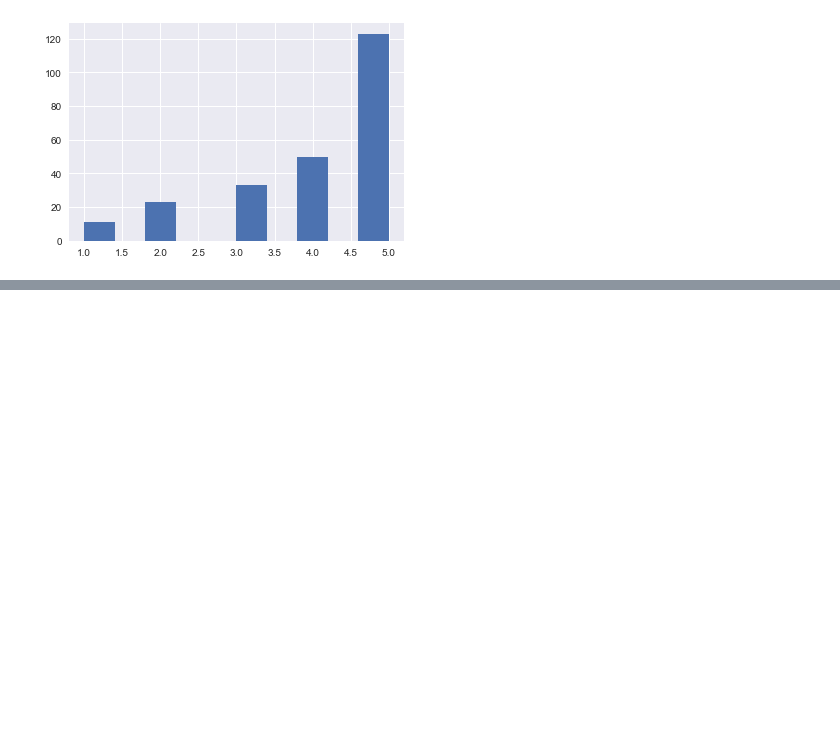
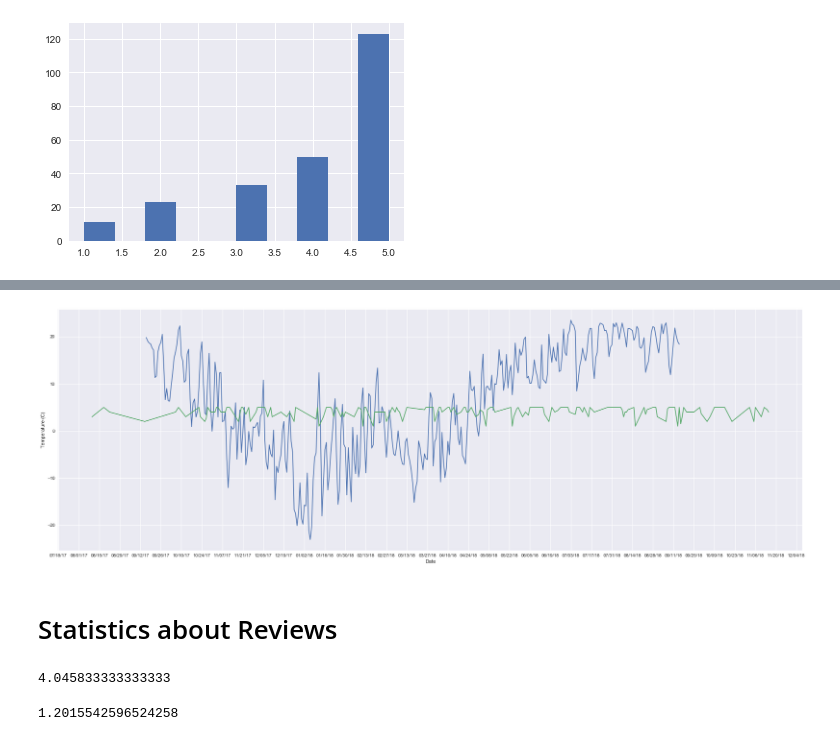
Before and after one commit to JunanQu/YELP-, a Jupyter notebook: 2950_final-2.ipynb, the cells around one changed output, grey strips where cells are left out. Cells and saved outputs as stored; diff of their text form; code cells hidden in the pictures; blank space fills up the shorter version.

```diff
--- a/2950_final-2.ipynb
+++ b/2950_final-2.ipynb
@@ -162,0 +169,41 @@ plt.show()
+# %%
+acc=0
+date_temp={}
+acc=0
+for i in range(0,len(df)-1):
+    key = df["DATE"][i][0:10]
+    temp = df["HOURLYDewPointTempC"][i]
+    if (not math.isnan(temp)):
+        if (key in date_temp):
+            acc+=1
+            date_temp[key].append(temp)
+        else:
+            acc=0
+            date_temp[key] = [temp]
+# %%
+daily_ave_temp_c={}
+for x in date_temp:
+    daily_ave_temp_c[x]=np.mean(date_temp[x])
+# %%
+dictlist=[]
+for key, value in daily_ave_temp_c.items():
+    temp = [key,value]
+    dictlist.append(temp)
+# %%
+new_df = pd.DataFrame(dictlist)
+new_df[0]=pd.to_datetime(new_df[0])
+# %%
+fig, ax = plt.subplots(figsize = (30,10))
+plt.plot(new_df[0],(new_df[1]),animated=True)
+plt.plot(yelp_data_ave['Date'],(yelp_data_ave['Average Rating']))
+ax.set(xlabel="Date", ylabel="Temperature (C)")
+FMT = DateFormatter("%m/%d")
+ax.xaxis.set_major_formatter(FMT)
+plt.gca().xaxis.set_major_formatter(mdates.DateFormatter('%m/%d/%y'))
+plt.gca().xaxis.set_major_locator(mdates.WeekdayLocator( interval=2))
+
+plt.show()
+# %% [output]
+[figure, added]
+# %% [markdown]
+# Statistics about Reviews
@@ -162,0 +213,8 @@ plt.show()
+# %%
+np.mean(yelp_raings)
+# %% [output]
+4.045833333333333
+# %%
+np.std(yelp_raings)
+# %% [output]
+1.2015542596524258
```
Also changed, not shown: parts of 20 cells of this notebook.
